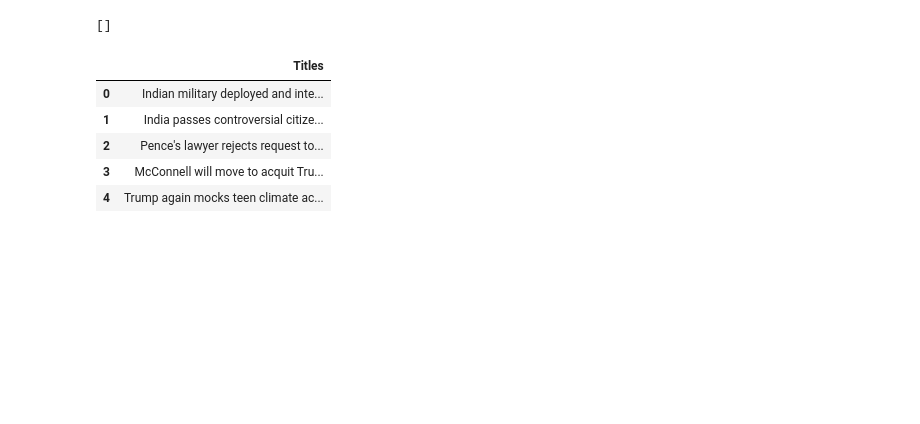
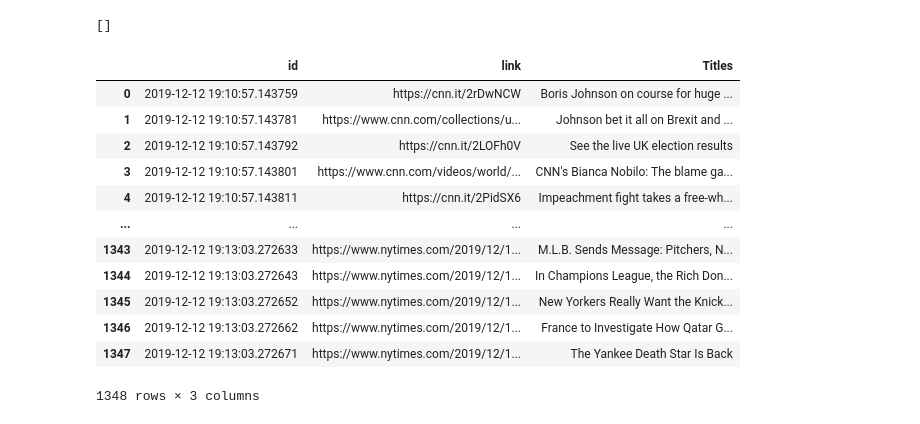
Before and after one commit to javier171188/final-project, a Jupyter notebook: escrapear.ipynb, the cells around one changed output. Cells and saved outputs as stored; diff of their text form; code cells hidden in the pictures; blank space fills up the shorter version.

```diff
--- a/escrapear.ipynb
+++ b/escrapear.ipynb
@@ -142,7 +150,7 @@ def BBC_parser():
         temp = feedparser.parse(BBC_URLS[e])
         for i in range(len(temp['entries'])):
             #print(temp['entries'][i]['title'])
-            BBC_list.append(temp['entries'][i]['title'])
+            BBC_list.append(( str(datetime.datetime.now()), temp['entries'][i]['link'] ,temp['entries'][i]['title']))
 
 
     #print(temp.keys)
@@ -166,7 +174,7 @@ def USAT_parser():
         temp = feedparser.parse(USAT_URLS[e])
         for i in range(len(temp['entries'])):
             #print(temp['entries'][i]['title'])
-            USAT_list.append(temp['entries'][i]['title'])
+            USAT_list.append( ( str(datetime.datetime.now()), temp['entries'][i]['link'] ,temp['entries'][i]['title']))
 
 
     #print(temp.keys)
@@ -188,7 +196,7 @@ def NYT_parser():
         temp = feedparser.parse(NYT_URLS[e])
         for i in range(len(temp['entries'])):
             #print(temp['entries'][i]['title'])
-            NYT_list.append(temp['entries'][i]['title'])
+            NYT_list.append( (str(datetime.datetime.now()), temp['entries'][i]['link'] ,temp['entries'][i]['title']))
 
 
     #print(temp.keys)
@@ -198,16 +206,23 @@ NYT_list =NYT_parser()
 # %%
 News = CNN_list + FOX_list+WSJ_list+BBC_list+USAT_list+NYT_list
 # %%
-Newsdf = pd.DataFrame(News, columns = ['Titles'])
+Newsdf = pd.DataFrame(News, columns = ['id', 'link','Titles'])
 # %%
-Newsdf.head()
+Newsdf
 # %% [output]
-|  | Titles |
-| 0 | Indian military deployed and inte... |
-| 1 | India passes controversial citize... |
-| 2 | Pence's lawyer rejects request to... |
-| 3 | McConnell will move to acquit Tru... |
-| 4 | Trump again mocks teen climate ac... |
+|  | id | link | Titles |
+| 0 | 2019-12-12 19:10:57.143759 | https://cnn.it/2rDwNCW | Boris Johnson on course for huge ... |
+| 1 | 2019-12-12 19:10:57.143781 | https://www.cnn.com/collections/u... | Johnson bet it all on Brexit and ... |
+| 2 | 2019-12-12 19:10:57.143792 | https://cnn.it/2LOFh0V | See the live UK election results |
+| 3 | 2019-12-12 19:10:57.143801 | https://www.cnn.com/videos/world/... | CNN's Bianca Nobilo: The blame ga... |
+| 4 | 2019-12-12 19:10:57.143811 | https://cnn.it/2PidSX6 | Impeachment fight takes a free-wh... |
+| ... | ... | ... | ... |
+| 1343 | 2019-12-12 19:13:03.272633 | https://www.nytimes.com/2019/12/1... | M.L.B. Sends Message: Pitchers, N... |
+| 1344 | 2019-12-12 19:13:03.272643 | https://www.nytimes.com/2019/12/1... | In Champions League, the Rich Don... |
+| 1345 | 2019-12-12 19:13:03.272652 | https://www.nytimes.com/2019/12/1... | New Yorkers Really Want the Knick... |
+| 1346 | 2019-12-12 19:13:03.272662 | https://www.nytimes.com/2019/12/1... | France to Investigate How Qatar G... |
+| 1347 | 2019-12-12 19:13:03.272671 | https://www.nytimes.com/2019/12/1... | The Yankee Death Star Is Back |
+1348 rows × 3 columns
 # %%
 import nltk
 # %%
```
Also changed, not shown: parts of 34 cells of this notebook.
